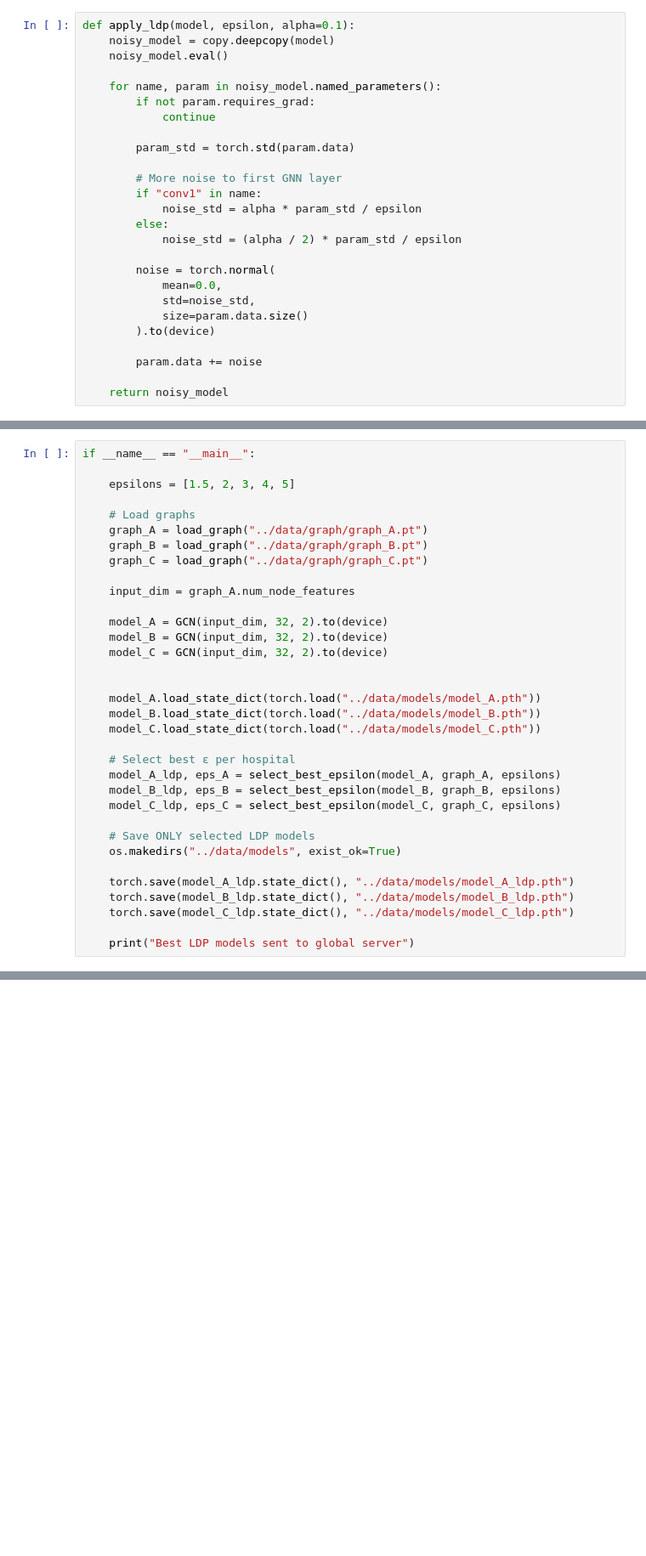
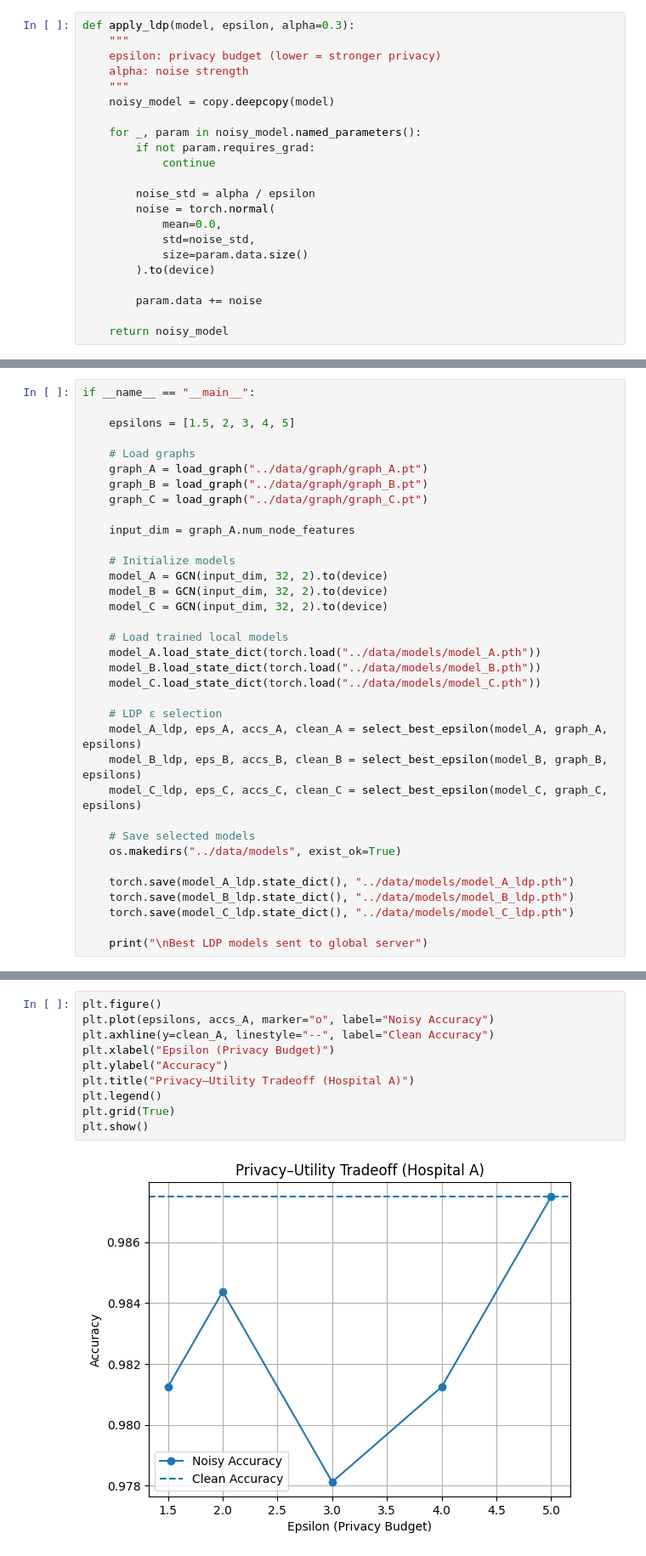
Before and after one commit to gayatri-bagusetty/FedGNN-CKD, a Jupyter notebook: notebooks/local_ldp.ipynb, the cells around one changed output, grey strips where cells are left out. Shown at 85% size. Saved outputs shown, nothing was run; the diff lists cells and outputs as text; blank space fills up the shorter version.

```diff
--- a/notebooks/local_ldp.ipynb
+++ b/notebooks/local_ldp.ipynb
@@ -32,22 +28,18 @@ def evaluate(model, graph):
         labels = graph.y.cpu()
     return accuracy_score(labels, preds)
 # %%
-def apply_ldp(model, epsilon, alpha=0.1):
+def apply_ldp(model, epsilon, alpha=0.3):
+    """
+    epsilon: privacy budget (lower = stronger privacy)
+    alpha: noise strength
+    """
     noisy_model = copy.deepcopy(model)
-    noisy_model.eval()
 
-    for name, param in noisy_model.named_parameters():
+    for _, param in noisy_model.named_parameters():
         if not param.requires_grad:
             continue
 
-        param_std = torch.std(param.data)
-
-        # More noise to first GNN layer
-        if "conv1" in name:
-            noise_std = alpha * param_std / epsilon
-        else:
-            noise_std = (alpha / 2) * param_std / epsilon
-
+        noise_std = alpha / epsilon
         noise = torch.normal(
             mean=0.0,
             std=noise_std,
@@ -101,27 +88,28 @@ if __name__ == "__main__":
 
     input_dim = graph_A.num_node_features
 
+    # Initialize models
     model_A = GCN(input_dim, 32, 2).to(device)
     model_B = GCN(input_dim, 32, 2).to(device)
     model_C = GCN(input_dim, 32, 2).to(device)
 
-
+    # Load trained local models
     model_A.load_state_dict(torch.load("../data/models/model_A.pth"))
     model_B.load_state_dict(torch.load("../data/models/model_B.pth"))
     model_C.load_state_dict(torch.load("../data/models/model_C.pth"))
 
-    # Select best ε per hospital
-    model_A_ldp, eps_A = select_best_epsilon(model_A, graph_A, epsilons)
-    model_B_ldp, eps_B = select_best_epsilon(model_B, graph_B, epsilons)
-    model_C_ldp, eps_C = select_best_epsilon(model_C, graph_C, epsilons)
+    # LDP ε selection
+    model_A_ldp, eps_A, accs_A, clean_A = select_best_epsilon(model_A, graph_A, epsilons)
+    model_B_ldp, eps_B, accs_B, clean_B = select_best_epsilon(model_B, graph_B, epsilons)
+    model_C_ldp, eps_C, accs_C, clean_C = select_best_epsilon(model_C, graph_C, epsilons)
 
-    # Save ONLY selected LDP models
+    # Save selected models
     os.makedirs("../data/models", exist_ok=True)
 
     torch.save(model_A_ldp.state_dict(), "../data/models/model_A_ldp.pth")
     torch.save(model_B_ldp.state_dict(), "../data/models/model_B_ldp.pth")
     torch.save(model_C_ldp.state_dict(), "../data/models/model_C_ldp.pth")
 
-    print("Best LDP models sent to global server")
+    print("\nBest LDP models sent to global server")
 # %% [output]
 Clean Accuracy: 0.9875
@@ -142,2 +130,14 @@ Selected ε=1.5 (Accuracy gap=0.0000)
 
 Best LDP models sent to global server
+# %%
+plt.figure()
+plt.plot(epsilons, accs_A, marker="o", label="Noisy Accuracy")
+plt.axhline(y=clean_A, linestyle="--", label="Clean Accuracy")
+plt.xlabel("Epsilon (Privacy Budget)")
+plt.ylabel("Accuracy")
+plt.title("Privacy–Utility Tradeoff (Hospital A)")
+plt.legend()
+plt.grid(True)
+plt.show()
+# %% [output]
+[figure, added]
```
Also changed, not shown: parts of 7 cells of this notebook, 4 other files.
